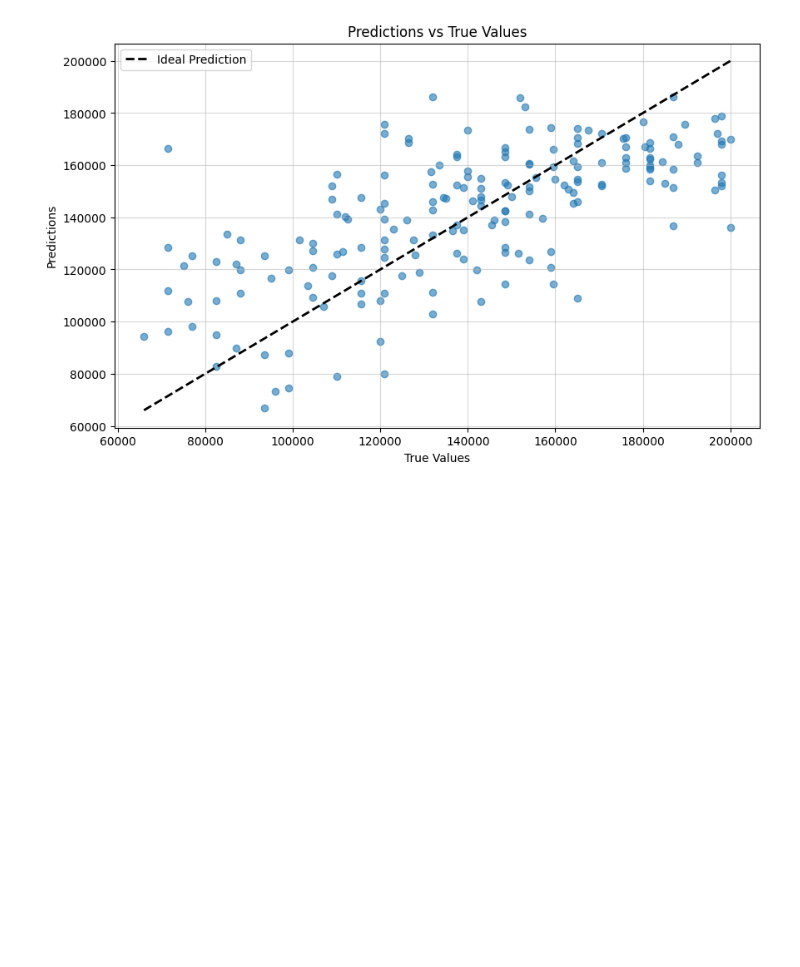
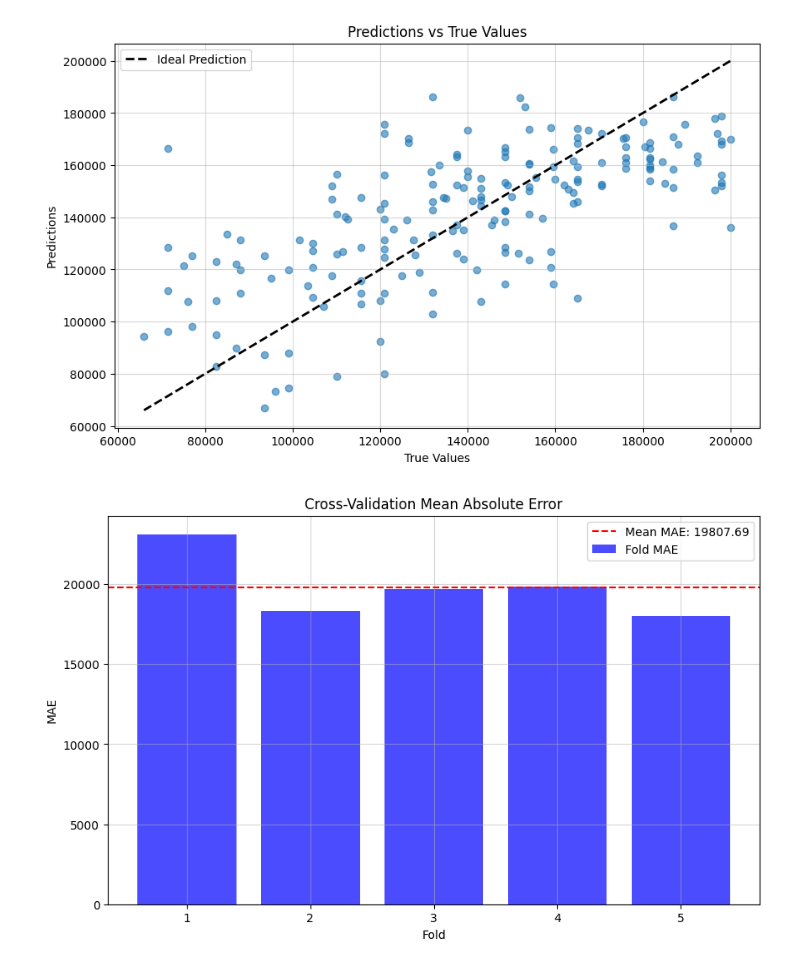
Before and after one commit to swift-x-github/ml-real-estate, a Jupyter notebook: ass_1_8.ipynb, the cells around one changed output. Cells and saved outputs as stored; diff of their text form; code cells hidden in the pictures; blank space fills up the shorter version.

```diff
--- a/ass_1_8.ipynb
+++ b/ass_1_8.ipynb
@@ -178,3 +177,90 @@ plt.grid(alpha=0.5)
 plt.show()
 # %% [output]
 [figure]
+# %%
+import matplotlib.pyplot as plt
+import pandas as pd
+from sklearn.ensemble import RandomForestRegressor
+from sklearn.model_selection import cross_val_score, train_test_split
+from sklearn.impute import SimpleImputer
+from sklearn.metrics import mean_absolute_error, r2_score
+from sklearn.utils import shuffle
+from sklearn.preprocessing import MinMaxScaler
+
+# 1. Load and preprocess the data
+file_path = 'modified_data.xlsx'  # Path to the Excel file
+data = pd.read_excel(file_path)
+
+# Remove duplicates
+data = data.drop_duplicates()
+
+# Filter apartments with specific criteria
+data = data[
+    (data['Property type_Apartments'] == 1) &  # Only apartments
+    (data['Price'] <= 200000) &  # Price <= 200000
+    (data['Gross area'] <= 250)  # Area <= 250 m²
+]
+
+# Normalize 'Year of construction'
+scaler = MinMaxScaler()
+data['Year of construction'] = scaler.fit_transform(data[['Year of construction']])
+
+# Handle missing values
+imputer = SimpleImputer(strategy='mean')
+data = pd.DataFrame(imputer.fit_transform(data), columns=data.columns)
+
+# Separate target (y) and features (X)
+X = data.drop(['Price'], axis=1)  # Exclude the target column
+y = data['Price']  # Target variable
+
+# Shuffle the data
+data_shuffled = pd.concat([X, y], axis=1)
+data_shuffled = shuffle(data_shuffled, random_state=42)
+
+# Split the data into training and testing sets
+X = data_shuffled.drop('Price', axis=1)
+y = data_shuffled['Price']
+X_train, X_test, y_train, y_test = train_test_split(X, y, test_size=0.2, random_state=42)
+
+# Define Random Forest model with best parameters
+rf_model = RandomForestRegressor(
+    bootstrap=False,
+    max_depth=20,
+    max_features='sqrt',
+    min_samples_leaf=2,
+    min_samples_split=5,
+    n_estimators=100,
+    random_state=42
+)
+
+# Perform Cross-Validation
+cv_scores = cross_val_score(rf_model, X_train, y_train, cv=5, scoring='neg_mean_absolute_error')
+cv_scores_mean = -cv_scores.mean()  # Convert negative MAE to positive
+
+# Train the model on the full training set
+rf_model.fit(X_train, y_train)
+
+# Predict on test data
+final_test_pred = rf_model.predict(X_test)
+
+# Calculate test errors
+final_mae_test = mean_absolute_error(y_test, final_test_pred)
+final_r2_test = r2_score(y_test, final_test_pred)
+
+# Plot cross-validation scores
+plt.figure(figsize=(10, 6))
+plt.bar(range(1, 6), -cv_scores, alpha=0.7, color='blue', label='Fold MAE')
+plt.axhline(cv_scores_mean, color='red', linestyle='--', label=f'Mean MAE: {cv_scores_mean:.2f}')
+plt.title("Cross-Validation Mean Absolute Error")
+plt.xlabel("Fold")
+plt.ylabel("MAE")
+plt.legend()
+plt.grid(alpha=0.5)
+plt.show()
+
+# Final evaluation
+print("\nFinal Results:")
+print(f"Cross-Validation Mean MAE: {cv_scores_mean:.2f}")
+print(f"Test MAE: {final_mae_test:.2f}, Test R²: {final_r2_test:.2f}")
+# %% [output]
+[figure, added]
```
Also changed, not shown: parts of 2 cells of this notebook, 4 other files.
